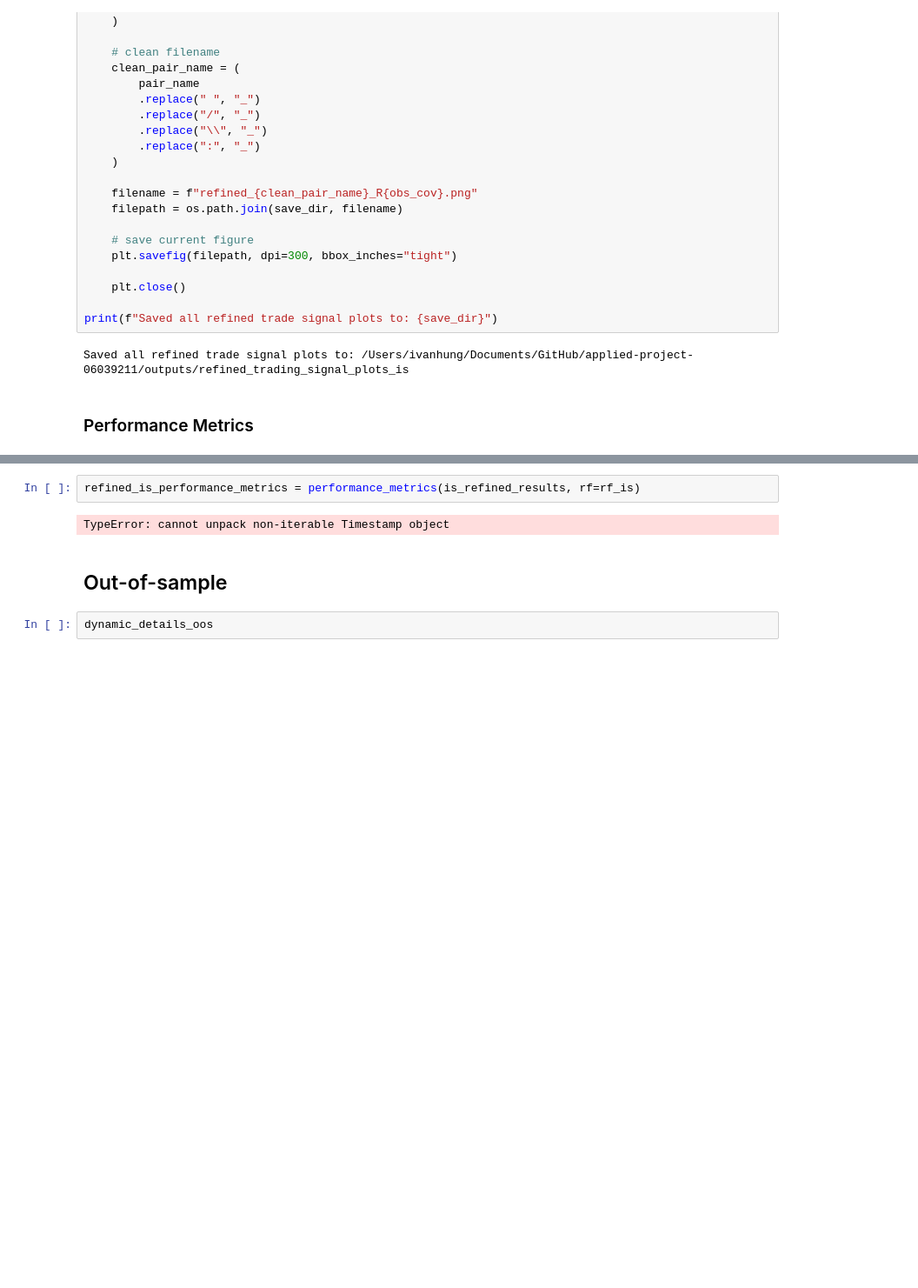
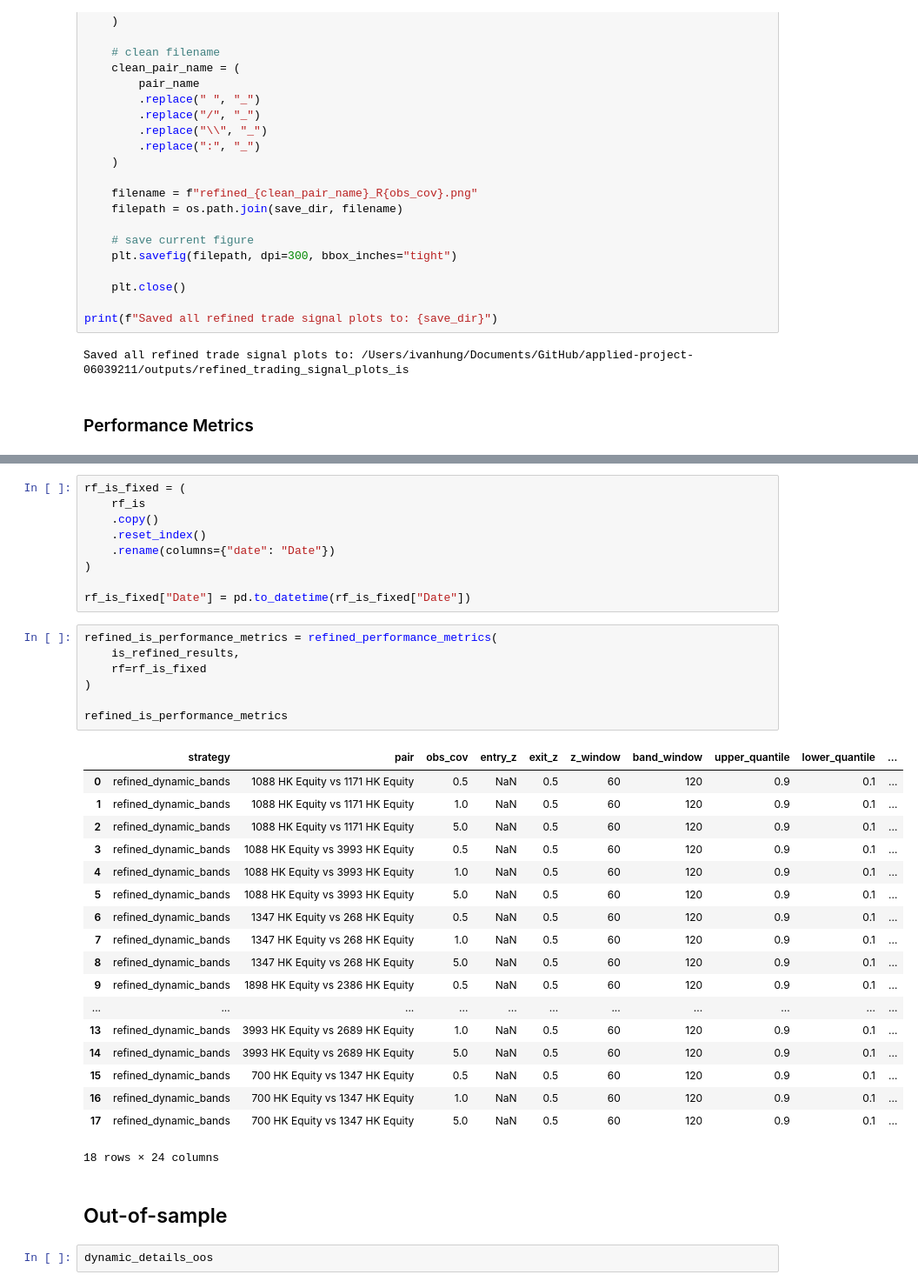
Before and after one commit to hivan04/applied-project-06039211, a Jupyter notebook: notebooks/6_refined_trading_signal.ipynb, the cells around one changed output, grey strips where cells are left out. Shown at 87% size. Cells and saved outputs as stored; diff of their text form; blank space fills up the shorter version.

```diff
--- a/notebooks/6_refined_trading_signal.ipynb
+++ b/notebooks/6_refined_trading_signal.ipynb
@@ -272,7 +225,38 @@ is_trading_signals = pd.DataFrame(is_summary_rows)
-# %%
-refined_is_performance_metrics = performance_metrics(is_refined_results, rf=rf_is)
-# %% [output]
-TypeError: cannot unpack non-iterable Timestamp object
+# %%
+rf_is_fixed = (
+    rf_is
+    .copy()
+    .reset_index()
+    .rename(columns={"date": "Date"})
+)
+
+rf_is_fixed["Date"] = pd.to_datetime(rf_is_fixed["Date"])
+# %%
+refined_is_performance_metrics = refined_performance_metrics(
+    is_refined_results,
+    rf=rf_is_fixed
+)
+
+refined_is_performance_metrics
+# %% [output]
+|  | strategy | pair | obs_cov | entry_z | exit_z | z_window | band_window | upper_quantile | lower_quantile | ... |
+| 0 | refined_dynamic_bands | 1088 HK Equity vs 1171 HK Equity | 0.5 | NaN | 0.5 | 60 | 120 | 0.9 | 0.1 | ... |
+| 1 | refined_dynamic_bands | 1088 HK Equity vs 1171 HK Equity | 1.0 | NaN | 0.5 | 60 | 120 | 0.9 | 0.1 | ... |
+| 2 | refined_dynamic_bands | 1088 HK Equity vs 1171 HK Equity | 5.0 | NaN | 0.5 | 60 | 120 | 0.9 | 0.1 | ... |
+| 3 | refined_dynamic_bands | 1088 HK Equity vs 3993 HK Equity | 0.5 | NaN | 0.5 | 60 | 120 | 0.9 | 0.1 | ... |
+| 4 | refined_dynamic_bands | 1088 HK Equity vs 3993 HK Equity | 1.0 | NaN | 0.5 | 60 | 120 | 0.9 | 0.1 | ... |
+| 5 | refined_dynamic_bands | 1088 HK Equity vs 3993 HK Equity | 5.0 | NaN | 0.5 | 60 | 120 | 0.9 | 0.1 | ... |
+| 6 | refined_dynamic_bands | 1347 HK Equity vs 268 HK Equity | 0.5 | NaN | 0.5 | 60 | 120 | 0.9 | 0.1 | ... |
+| 7 | refined_dynamic_bands | 1347 HK Equity vs 268 HK Equity | 1.0 | NaN | 0.5 | 60 | 120 | 0.9 | 0.1 | ... |
+| 8 | refined_dynamic_bands | 1347 HK Equity vs 268 HK Equity | 5.0 | NaN | 0.5 | 60 | 120 | 0.9 | 0.1 | ... |
+| 9 | refined_dynamic_bands | 1898 HK Equity vs 2386 HK Equity | 0.5 | NaN | 0.5 | 60 | 120 | 0.9 | 0.1 | ... |
+| ... | ... | ... | ... | ... | ... | ... | ... | ... | ... | ... |
+| 13 | refined_dynamic_bands | 3993 HK Equity vs 2689 HK Equity | 1.0 | NaN | 0.5 | 60 | 120 | 0.9 | 0.1 | ... |
+| 14 | refined_dynamic_bands | 3993 HK Equity vs 2689 HK Equity | 5.0 | NaN | 0.5 | 60 | 120 | 0.9 | 0.1 | ... |
+| 15 | refined_dynamic_bands | 700 HK Equity vs 1347 HK Equity | 0.5 | NaN | 0.5 | 60 | 120 | 0.9 | 0.1 | ... |
+| 16 | refined_dynamic_bands | 700 HK Equity vs 1347 HK Equity | 1.0 | NaN | 0.5 | 60 | 120 | 0.9 | 0.1 | ... |
+| 17 | refined_dynamic_bands | 700 HK Equity vs 1347 HK Equity | 5.0 | NaN | 0.5 | 60 | 120 | 0.9 | 0.1 | ... |
+18 rows × 24 columns
 # %% [markdown]
 ## Out-of-sample
 # %%
```
Also changed, not shown: parts of 5 cells of this notebook, 23 other files.
